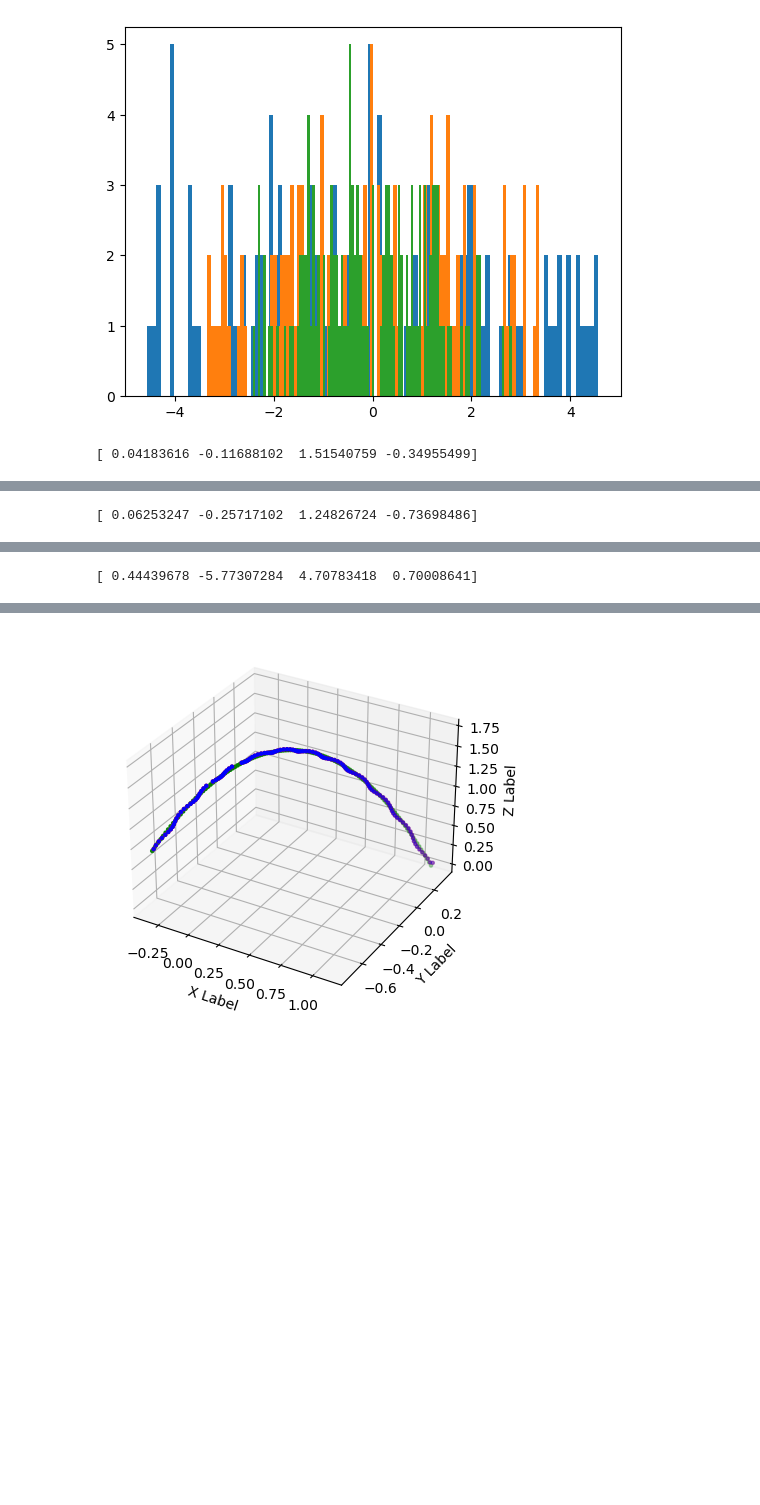
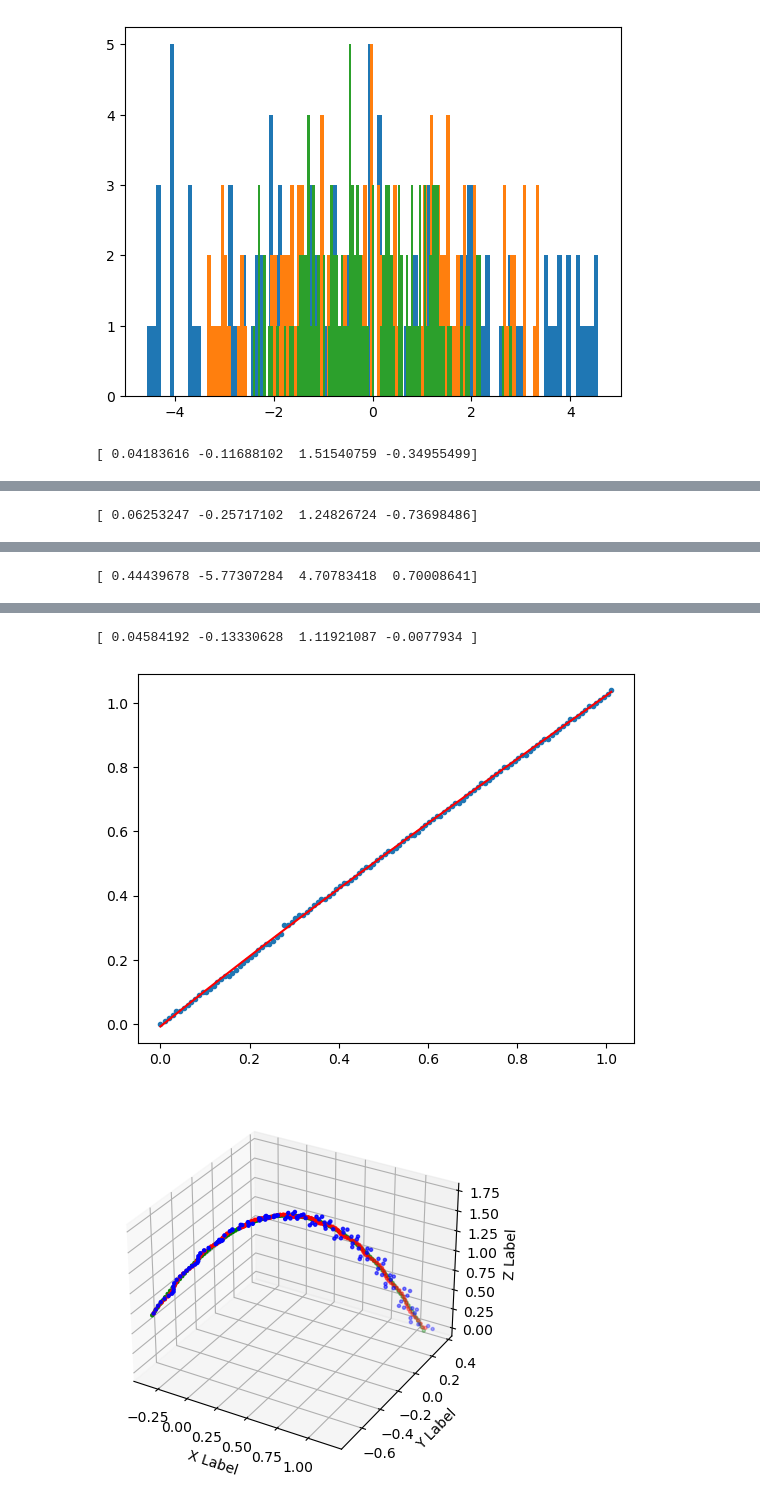
Before and after one commit to kirankigi5/ball_tracking, a Jupyter notebook: ball_tracking.ipynb, the cells around one changed output, grey strips where cells are left out. Drawn from its saved outputs; the diff is of its cells as text; code cells hidden in the pictures; blank space fills up the shorter version.

Commit message:
time as a dimension

```diff
--- a/ball_tracking.ipynb
+++ b/ball_tracking.ipynb
@@ -354,7 +362,7 @@ plt.show()
 # %% [output]
 [figure]
 # %%
-# fit a curve to on x_predicted, y_predicted, z_predicted and plot it in 3D
+# fit a curve to on x_predicted, y_predicted, z_predicted, time_predicted and plot it in 3D
 
 from scipy.optimize import curve_fit
 
@@ -390,39 +398,51 @@ plt.plot(clock_2, func(clock_2, *popt_z), 'r-')
 
 plt.show()
 
+popt_time, pcov = curve_fit(func, clock_2, clock_1)
+
+print(popt_time)
+
+plt.plot(clock_2, clock_1, '.')
+
+plt.plot(clock_2, func(clock_2, *popt_time), 'r-')
+
+plt.show()
+
 
 # now plot this curve in 3D x_fit, y_fit, z_fit and compare with motion_capture_data_array
 
 x_fit = func(clock_2, *popt_x)
 y_fit = func(clock_2, *popt_y)
 z_fit = func(clock_2, *popt_z)
 
 fig = plt.figure()
 
 ax = fig.add_subplot(111, projection='3d')
 
 ax.scatter(motion_capture_data_array[:,0], motion_capture_data_array[:,1], motion_capture_data_array[:,2], c='r', marker='.')
-ax.scatter(motion_capture_data_array[:,0], motion_capture_data_array[:,1], motion_capture_data_array[:,2], c='b', marker='.')
-# ax.scatter(predicted_data_array[:,0], predicted_data_array[:,1], predicted_data_array[:,2], c='g', marker='.')
+
+ax.scatter(predicted_data_array[:,0], predicted_data_array[:,1], predicted_data_array[:,2], c='b', marker='.')
 
 ax.scatter(x_fit, y_fit, z_fit, c='g', marker='.')
 
 ax.set_xlabel('X Label')
 
 ax.set_ylabel('Y Label')
 
 ax.set_zlabel('Z Label')
 
 
 plt.show()
 # %% [output]
 [ 0.04183616 -0.11688102  1.51540759 -0.34955499]
 [figure]
 [ 0.06253247 -0.25717102  1.24826724 -0.73698486]
 [figure]
 [ 0.44439678 -5.77307284  4.70783418  0.70008641]
 [figure]
+[ 0.04584192 -0.13330628  1.11921087 -0.0077934 ]
-[figure, old version]
+[figure, new version]
+[figure, added]
 # %%
 # print the equation of the curve
 
```
Also changed, not shown: parts of 8 cells of this notebook.
